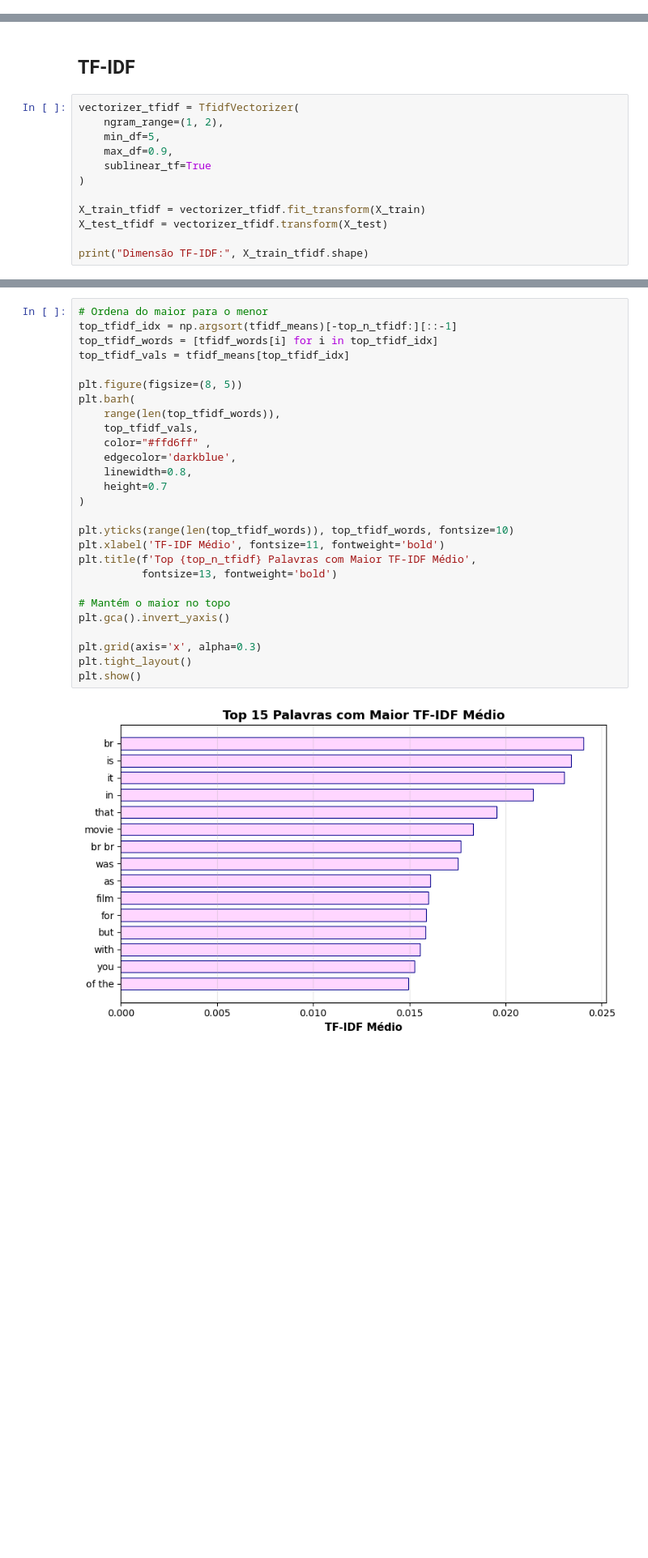
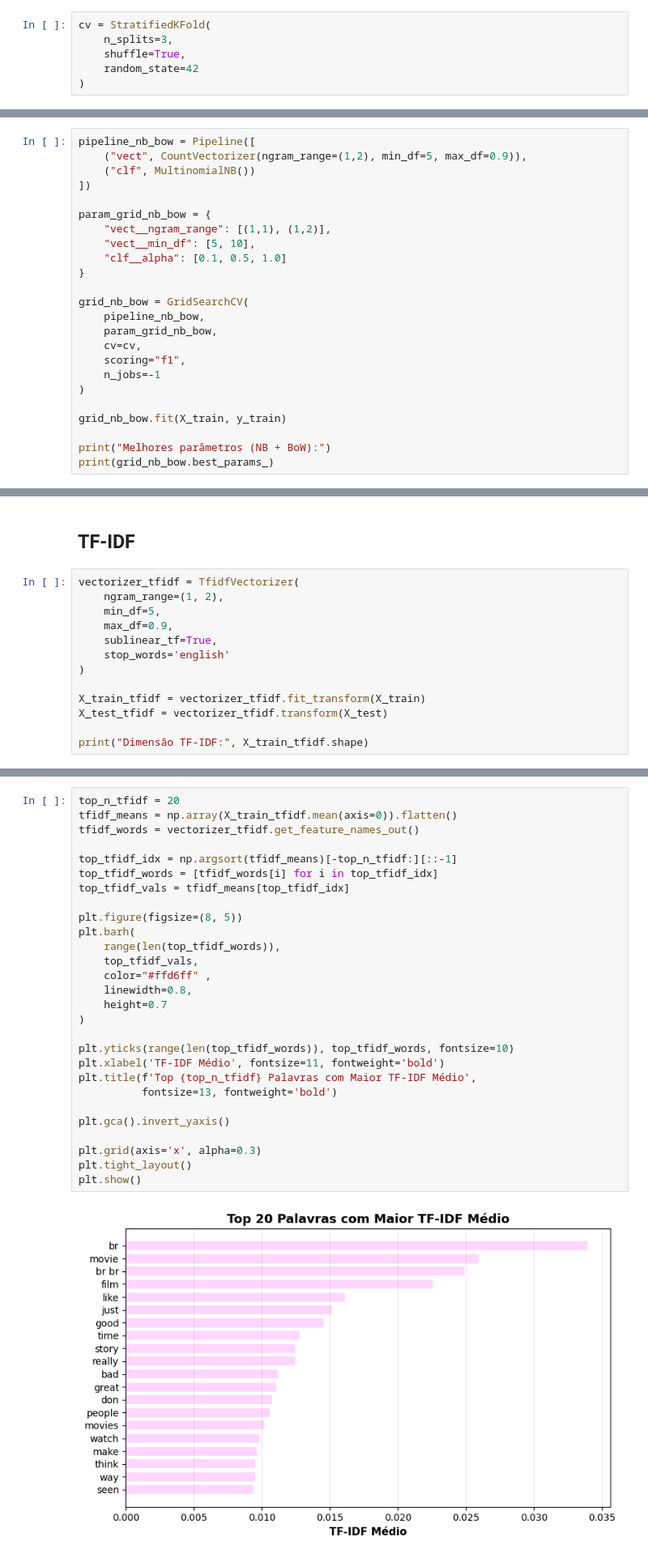
Before and after one commit to mariaclaraps/projeto-ciencia-dos-dados, a Jupyter notebook: notebooks/pln.ipynb, the cells around one changed output, grey strips where cells are left out. Shown at 81% size. Saved outputs shown, nothing was run; the diff lists cells and outputs as text; blank space fills up the shorter version.

```diff
--- a/notebooks/pln.ipynb
+++ b/notebooks/pln.ipynb
@@ -163,0 +147,6 @@ Shape do word_counts: (156816,)
+# %%
+cv = StratifiedKFold(
+    n_splits=3,
+    shuffle=True,
+    random_state=42
+)
@@ -180,0 +242,24 @@ pipelines_bow = {
+# %%
+pipeline_nb_bow = Pipeline([
+    ("vect", CountVectorizer(ngram_range=(1,2), min_df=5, max_df=0.9)),
+    ("clf", MultinomialNB())
+])
+
+param_grid_nb_bow = {
+    "vect__ngram_range": [(1,1), (1,2)],
+    "vect__min_df": [5, 10],
+    "clf__alpha": [0.1, 0.5, 1.0]
+}
+
+grid_nb_bow = GridSearchCV(
+    pipeline_nb_bow,
+    param_grid_nb_bow,
+    cv=cv,
+    scoring="f1",
+    n_jobs=-1
+)
+
+grid_nb_bow.fit(X_train, y_train)
+
+print("Melhores parâmetros (NB + BoW):")
+print(grid_nb_bow.best_params_)
@@ -185,7 +288,8 @@ vectorizer_tfidf = TfidfVectorizer(
     ngram_range=(1, 2),
     min_df=5,
     max_df=0.9,
-    sublinear_tf=True
+    sublinear_tf=True,
+    stop_words='english'
 )
 
 X_train_tfidf = vectorizer_tfidf.fit_transform(X_train)
@@ -197,29 +301,30 @@ Dimensão TF-IDF: (25000, 156816)
 # %%
-# Ordena do maior para o menor
+top_n_tfidf = 20
+tfidf_means = np.array(X_train_tfidf.mean(axis=0)).flatten()
+tfidf_words = vectorizer_tfidf.get_feature_names_out()
+
 top_tfidf_idx = np.argsort(tfidf_means)[-top_n_tfidf:][::-1]
 top_tfidf_words = [tfidf_words[i] for i in top_tfidf_idx]
 top_tfidf_vals = tfidf_means[top_tfidf_idx]
 
 plt.figure(figsize=(8, 5))
 plt.barh(
     range(len(top_tfidf_words)),
     top_tfidf_vals,
     color="#ffd6ff" ,
-    edgecolor='darkblue',
     linewidth=0.8,
     height=0.7
 )
 
 plt.yticks(range(len(top_tfidf_words)), top_tfidf_words, fontsize=10)
 plt.xlabel('TF-IDF Médio', fontsize=11, fontweight='bold')
 plt.title(f'Top {top_n_tfidf} Palavras com Maior TF-IDF Médio',
           fontsize=13, fontweight='bold')
 
-# Mantém o maior no topo
 plt.gca().invert_yaxis()
 
 plt.grid(axis='x', alpha=0.3)
 plt.tight_layout()
 plt.show()
 # %% [output]
-[figure, old version]
+[figure, new version]
```
Also changed, not shown: parts of 40 cells of this notebook, 4 other files.
